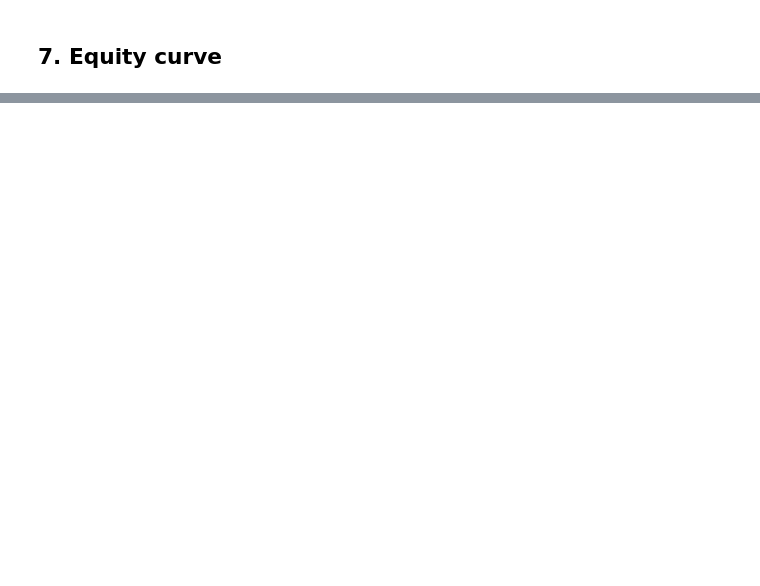
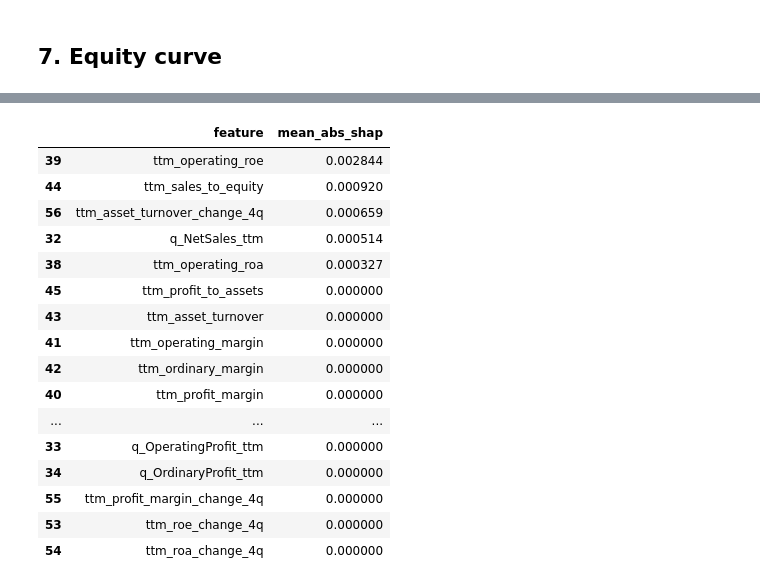
Before and after one commit to fallenwaffle/xgboost_stock_ranking, a Jupyter notebook: notebooks/05_model.ipynb, the cells around one changed output, grey strips where cells are left out. Saved outputs shown, nothing was run; the diff lists cells and outputs as text; code cells hidden in the pictures; blank space fills up the shorter version.

```diff
--- a/notebooks/05_model.ipynb
+++ b/notebooks/05_model.ipynb
@@ -651,0 +678,40 @@ plt.show()
+# %%
+import pandas as pd
+import numpy as np
+
+importance = pd.DataFrame({
+    "feature": feature_cols,
+    "mean_abs_shap": np.abs(shap_values).mean(axis=0)
+})
+
+importance = importance.sort_values(
+    "mean_abs_shap",
+    ascending=False
+)
+
+ttm_features = importance[
+    importance["feature"].str.contains(
+        "ttm|_ttm",
+        case=False
+    )
+]
+
+display(ttm_features)
+# %% [output]
+|  | feature | mean_abs_shap |
+| 39 | ttm_operating_roe | 0.002844 |
+| 44 | ttm_sales_to_equity | 0.000920 |
+| 56 | ttm_asset_turnover_change_4q | 0.000659 |
+| 32 | q_NetSales_ttm | 0.000514 |
+| 38 | ttm_operating_roa | 0.000327 |
+| 45 | ttm_profit_to_assets | 0.000000 |
+| 43 | ttm_asset_turnover | 0.000000 |
+| 41 | ttm_operating_margin | 0.000000 |
+| 42 | ttm_ordinary_margin | 0.000000 |
+| 40 | ttm_profit_margin | 0.000000 |
+| ... | ... | ... |
+| 33 | q_OperatingProfit_ttm | 0.000000 |
+| 34 | q_OrdinaryProfit_ttm | 0.000000 |
+| 55 | ttm_profit_margin_change_4q | 0.000000 |
+| 53 | ttm_roe_change_4q | 0.000000 |
+| 54 | ttm_roa_change_4q | 0.000000 |
```
Also changed, not shown: parts of 17 cells of this notebook, 2 other files.
